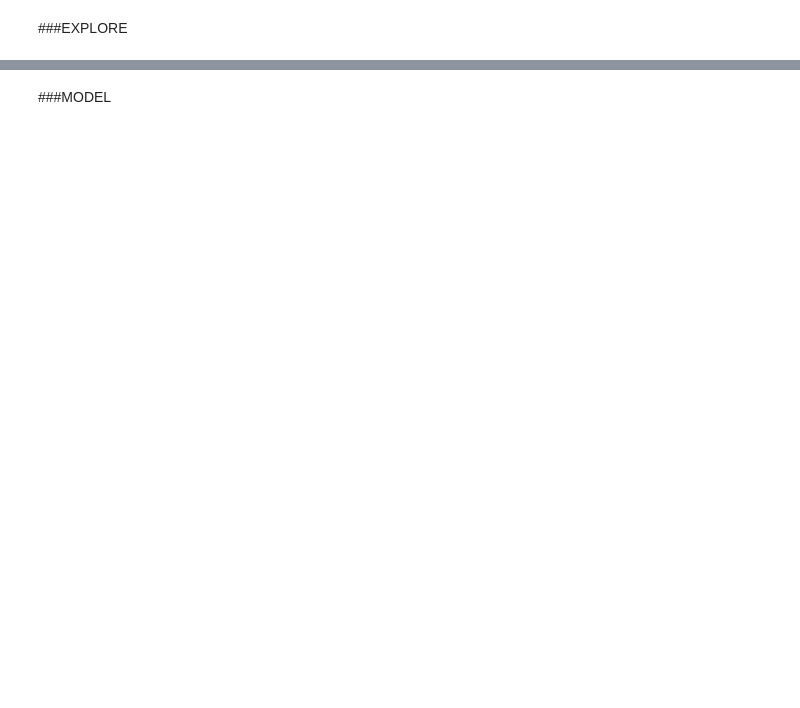
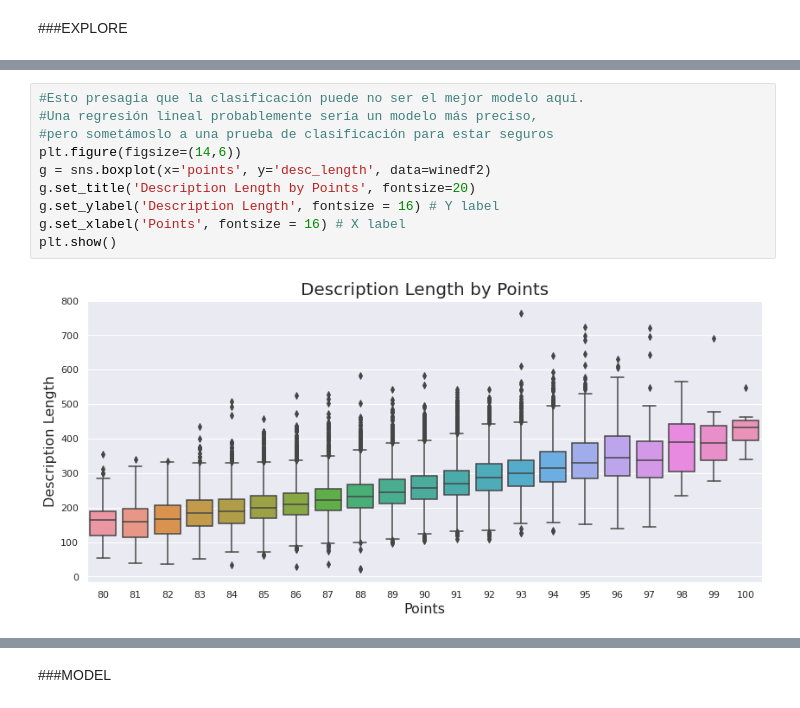
Before and after one commit to castudil/Machine-Learning, a Jupyter notebook: Proyecto Final ML/ Entrega 04 - Model/ Entrega_04_Model_Iris.ipynb, the cells around one changed output, grey strips where cells are left out. Saved outputs shown, nothing was run; the diff lists cells and outputs as text; blank space fills up the shorter version.

```diff
--- a/Proyecto Final ML/ Entrega 04 - Model/ Entrega_04_Model_Iris.ipynb
+++ b/Proyecto Final ML/ Entrega 04 - Model/ Entrega_04_Model_Iris.ipynb
@@ -115,0 +183,12 @@ sns.pairplot(data=iris, hue='Species', palette='Set2')
+# %%
+#Esto presagia que la clasificación puede no ser el mejor modelo aquí.
+#Una regresión lineal probablemente sería un modelo más preciso,
+#pero sometámoslo a una prueba de clasificación para estar seguros
+plt.figure(figsize=(14,6))
+g = sns.boxplot(x='points', y='desc_length', data=winedf2)
+g.set_title('Description Length by Points', fontsize=20)
+g.set_ylabel('Description Length', fontsize = 16) # Y label
+g.set_xlabel('Points', fontsize = 16) # X label
+plt.show()
+# %% [output]
+[figure, added]
```
Also changed, not shown: parts of 87 cells of this notebook.
